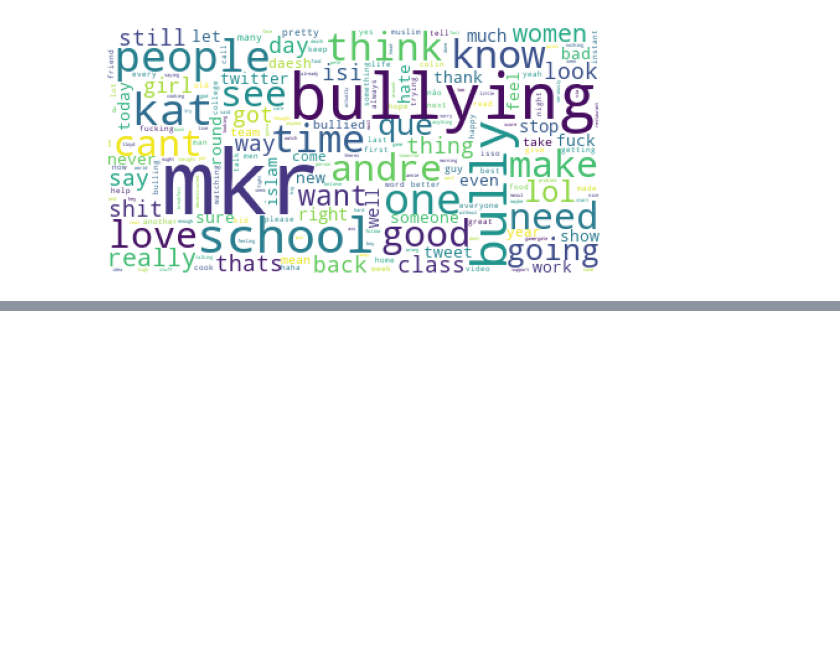
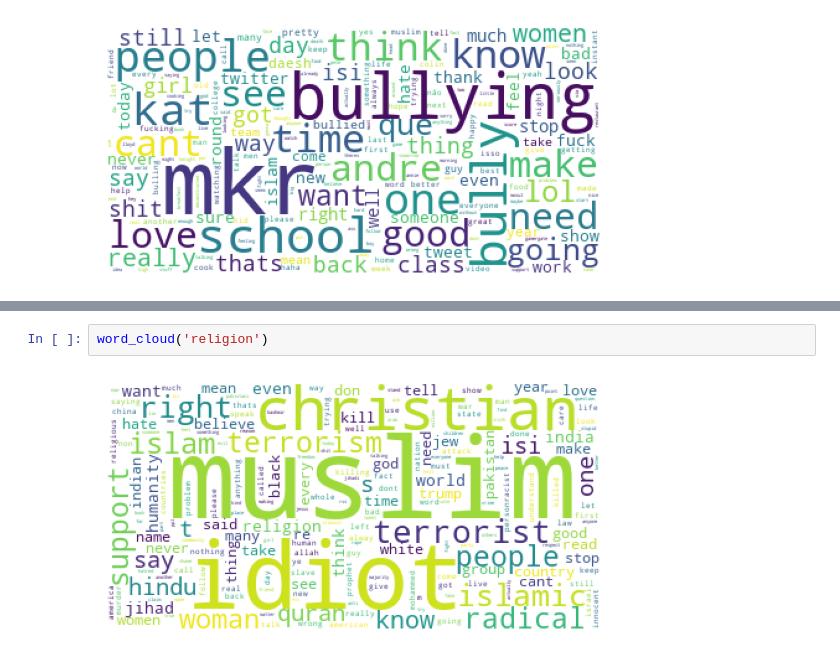
Before and after one commit to donkey-king-kong/CSCI-4907-NLU, a Jupyter notebook: (GWU)_CSCI_4907_NLU.ipynb, the cells around one changed output, grey strips where cells are left out. Drawn from its saved outputs; the diff is of its cells as text; blank space fills up the shorter version.

```diff
--- a/(GWU)_CSCI_4907_NLU.ipynb
+++ b/(GWU)_CSCI_4907_NLU.ipynb
@@ -412,0 +418,4 @@ word_cloud('not_cyberbullying')
+# %%
+word_cloud('religion')
+# %% [output]
+[figure, added]
```
Also changed, not shown: parts of 4 cells of this notebook.
